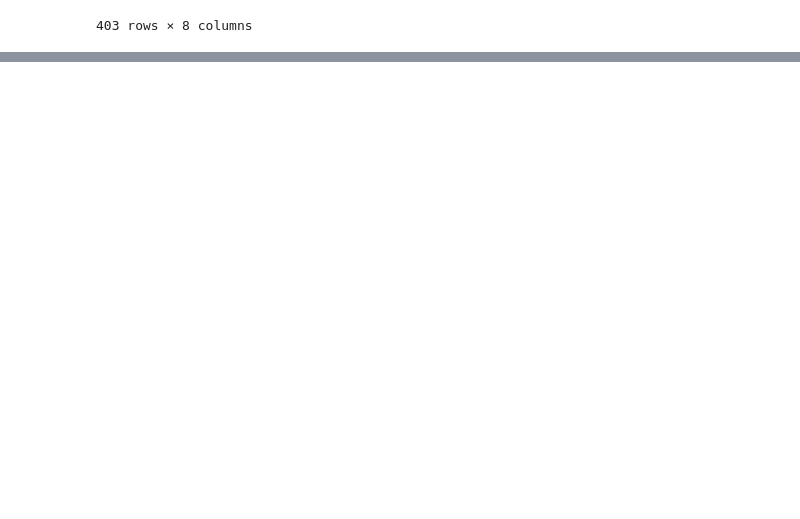
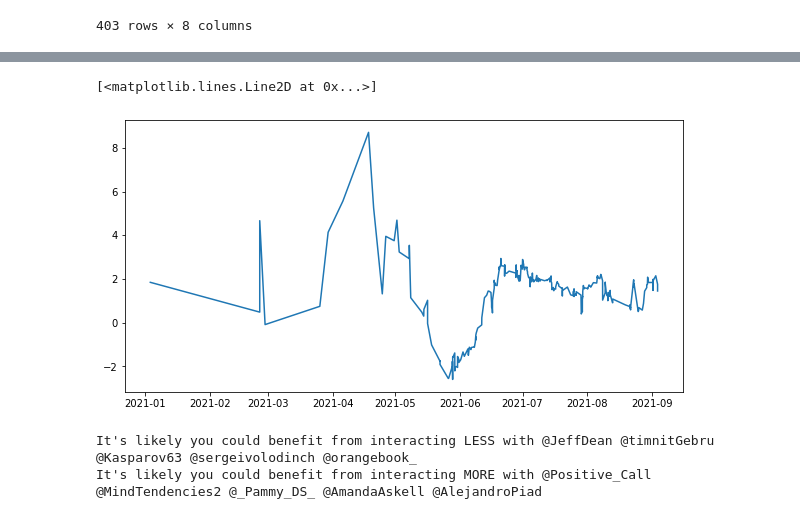
Before and after one commit to sergia-ch/twitter-emotions-friend, a Jupyter notebook: tweets-emotions-chart.ipynb, the cells around one changed output, grey strips where cells are left out. Drawn from its saved outputs; the diff is of its cells as text; code cells hidden in the pictures; blank space fills up the shorter version.

Commit message:
Define a personalized metric and add suggestions

```diff
--- a/tweets-emotions-chart.ipynb
+++ b/tweets-emotions-chart.ipynb
@@ -316,0 +336,28 @@ plt.plot(df.love.rolling(pd.Timedelta('7days')).mean())
+# %%
+# @title Personalized optimization objective
+
+sadness = -1.3  #@param {type: "slider", min: -2.0, max: 2.0, step:0.1}
+joy = 1.2  #@param {type: "slider", min: -2.0, max: 2.0, step:0.1}
+love = 2  #@param {type: "slider", min: -2.0, max: 2.0, step:0.1}
+anger = -1  #@param {type: "slider", min: -2.0, max: 2.0, step:0.1}
+fear = -2  #@param {type: "slider", min: -2.0, max: 2.0, step:0.1}
+surprise = 1.3  #@param {type: "slider", min: -2.0, max: 2.0, step:0.1}
+
+optimization_objective = {
+    'sadness': sadness,
+    'joy': joy,
+    'love': love,
+    'anger': anger,
+    'fear': fear,
+    'surprise': surprise
+}
+# %%
+series = 0
+for emotion, coefficient in optimization_objective.items():
+  series = series + df[emotion] * coefficient
+# %%
+plt.figure(figsize=(10, 5))
+plt.plot(series.rolling('14d').mean())
+# %% [output]
+[<matplotlib.lines.Line2D at 0x...>]
+[figure, added]
@@ -316,0 +382,6 @@ plt.plot(df.love.rolling(pd.Timedelta('7days')).mean())
+# %%
+print("It's likely you could benefit from interacting LESS with " + ' '.join(best_worst[:5].person))
+print("It's likely you could benefit from interacting MORE with " + ' '.join(best_worst[-5:].person))
+# %% [output]
+It's likely you could benefit from interacting LESS with @JeffDean @timnitGebru @Kasparov63 @sergeivolodinch @orangebook_
+It's likely you could benefit from interacting MORE with @Positive_Call @MindTendencies2 @_Pammy_DS_ @AmandaAskell @AlejandroPiad
```
Also changed, not shown: parts of 21 cells of this notebook.
